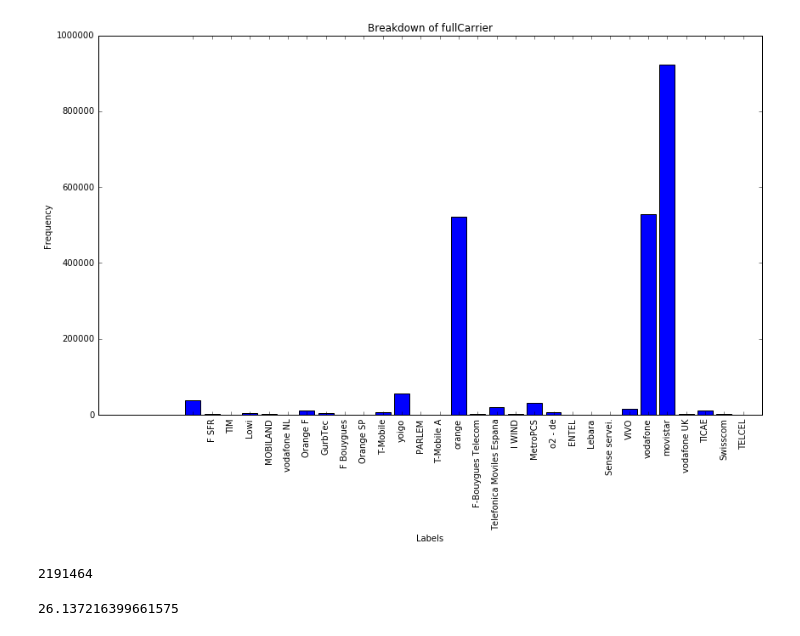
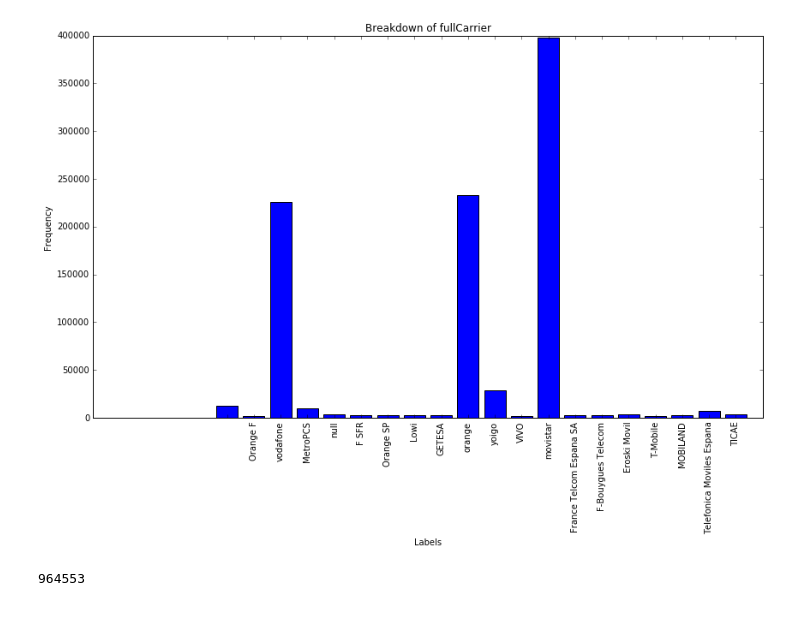
Before and after one commit to RichardoC/ACCD, a Jupyter notebook: Richard's analysis code.ipynb, the cells around one changed output. Saved outputs shown, nothing was run; the diff lists cells and outputs as text; code cells hidden in the pictures.

Commit message:
Squashed bug preventing all data being loaded

```diff
--- a/Richard's analysis code.ipynb
+++ b/Richard's analysis code.ipynb
@@ -117,13 +120,17 @@ def just_values(list_of_phones, attr):
 
     return values
 # %%
-def plot_bars(list_of_phones, attr):
+def plot_bars(list_of_phones, attr,minimum=0):
     """Plots each key with the number of incidences"""
 
     k_c = keys_and_incidences(list_of_phones, attr)
-    plt.bar(range(len(k_c)), k_c.values(), align='center')
+    k_c_cropped = {}
+    for x in k_c.keys():
+        if k_c[x] > minimum:
+            k_c_cropped[x] = k_c[x]
+    plt.bar(range(len(k_c_cropped)), k_c_cropped.values(), align='center')
     plt.xticks(rotation=90)
-    plt.xticks(range(len(k_c)), k_c.keys())
+    plt.xticks(range(len(k_c_cropped)), k_c_cropped.keys())
     title = "Breakdown of "+str(attr)
     plt.title(title)
     plt.xlabel("Labels")
@@ -148,16 +155,17 @@ def plot_hist(list_of_phones, attr):
     plt.ylabel("Frequency")
     plt.show()
 # %%
-def import_all_data(folder):
+def import_all_data(folder,pollingRate=0):
     """Imports all the data from the folder"""
     searchTerm = folder + "*.csv"
     files = glob.glob(searchTerm)
 
     list_of_phone_data = []
     error_entries = []
+    number_of_original_entries = 0
 
     for fil in files:
-        phone_data = open(unix, "r")
+        phone_data = open(fil, "r")
         phone_data_reader = csv.reader(phone_data, delimiter=',')
         phone_data_list = list(phone_data_reader)
         print fil
@@ -165,8 +173,17 @@ def import_all_data(folder):
 
         for x in phone_data_list[1:]:
             try:
-                y = cell_user(x)
-                list_of_phone_data.append (y)
+                number_of_original_entries+= 1
+                if pollingRate != 0:
+                    if (number_of_original_entries%pollingRate) == 0:
+                        y = cell_user(x)
+                        list_of_phone_data.append (y)
+
+                else:
+                    y = cell_user(x)
+                    list_of_phone_data.append (y)
+
+
 #                 if len(list_of_phone_data)%100000 == 0:
 #                     print y.date
 #                     print y.datetime
@@ -267,5 +249,5 @@ plot_bars(list_of_phone_data,'net_type')
 # %%
-all_data = import_all_data("./data_export_cobercat/")[0]
+all_data = import_all_data("./data_export_cobercat/",pollingRate=10)[0]
 # %% [output]
 ./data_export_cobercat/data_export_01-2015.csv
 ./data_export_cobercat/data_export_01-2016.csv
@@ -287,14 +269,12 @@ Ratio of invalid entries: 0.00389511303859
 # %%
-plot_bars(all_data,'fullCarrier')
+plot_bars(all_data,'fullCarrier', minimum=1000)
 # %% [output]
-[figure, old version]
+[figure, new version]
 # %%
 print len(all_data)
 # %% [output]
-2191464
+964553
 # %%
 average_attr(all_data, "speed")
-# %% [output]
-26.137216399661575
 # %%
 plot_bars(all_data, "activity")
```
Also changed, not shown: parts of 27 cells of this notebook.
